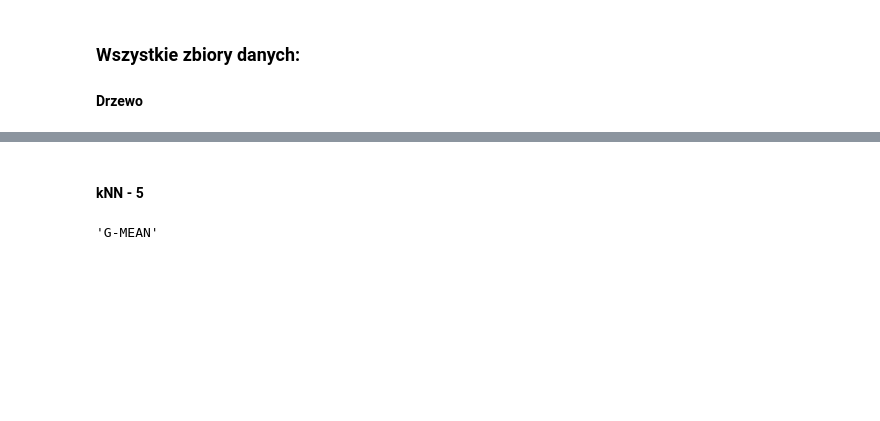
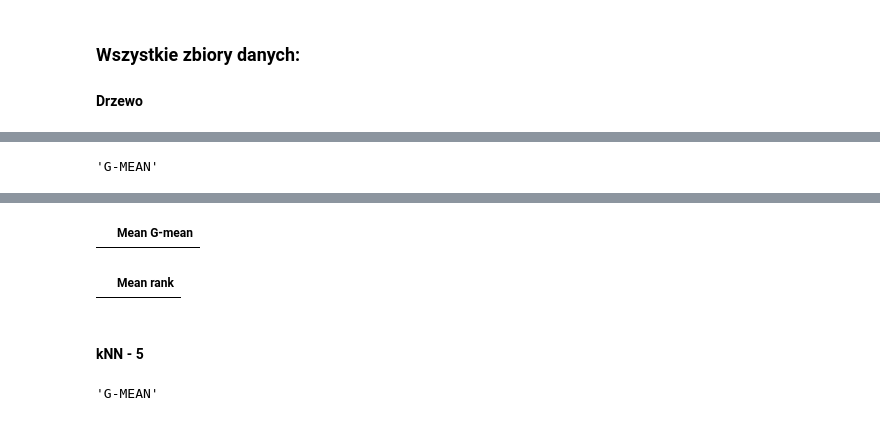
Before and after one commit to damianhorna/multi-imbalance, a Jupyter notebook: benchmarks/resample/resample.ipynb, the cells around one changed output, grey strips where cells are left out. Cells and saved outputs as stored; diff of their text form; code cells hidden in the pictures; blank space fills up the shorter version.

```diff
--- a/benchmarks/resample/resample.ipynb
+++ b/benchmarks/resample/resample.ipynb
@@ -269,0 +171,4 @@ print_scores(scores_tree)
+# %%
+print_scores(scores['g_mean_tree'])
+# %% [output]
+'G-MEAN'
@@ -270,3 +176,5 @@ print_scores(scores_tree)
+|  | Mean G-mean |
+|  | Mean rank |
 # %% [markdown]
 #### kNN - 5
 # %%
```
Also changed, not shown: parts of 19 cells of this notebook, 3 other files.
